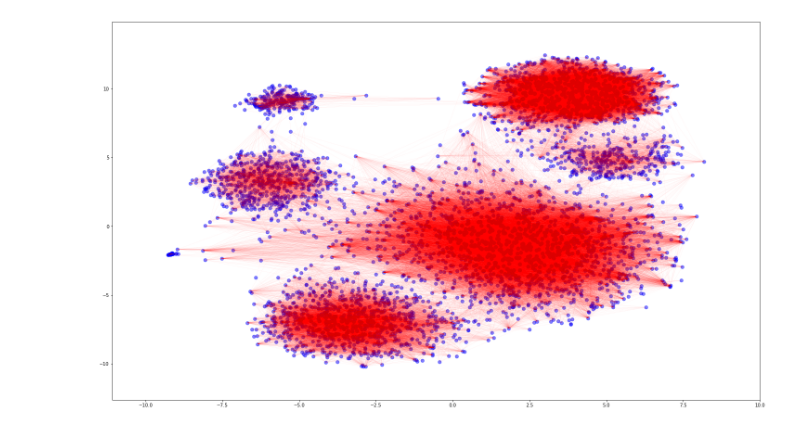
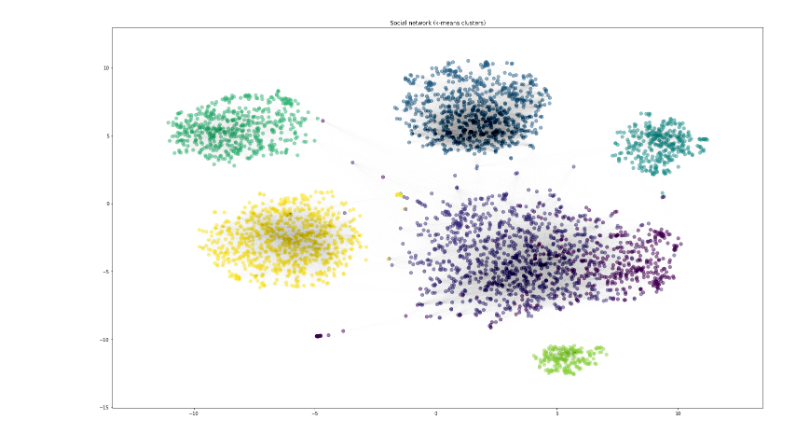
Before and after one commit to recursive-automata/word2vec_and_friends, a Jupyter notebook: code/facebook_word2vec_tsne.ipynb, the cells around one changed output. Saved outputs shown, nothing was run; the diff lists cells and outputs as text; code cells hidden in the pictures.

Commit message:
better clustering

```diff
--- a/code/facebook_word2vec_tsne.ipynb
+++ b/code/facebook_word2vec_tsne.ipynb
@@ -102,17 +92,17 @@ model_near = train_model(80, 1)
 # %%
-prefix = 'HEAD'
+# PCA, t-SNE
 
-keys = model_far.docvecs.doctags.keys()
-keys = [k for k in keys if k[0:len(prefix)] == prefix]
+keys = list(model_far.wv.vocab.keys())
+X = np.hstack([model_far.docvecs[keys],
+               model_near.docvecs[keys],
+               0.33 * model_near[keys]])
 
 pca = PCA(50)
-tsne = TSNE(verbose=2)
+tsne = TSNE(2, metric='cosine', verbose=0)
 
-X = np.hstack([model_far.docvecs[keys],
-               model_mid.docvecs[keys],
-               model_near.docvecs[keys]])
 Y = pca.fit_transform(X)
 Z = tsne.fit_transform(Y)
 
-print(np.sum(pca.explained_variance_ratio_))
+print('sum(pca.explained_variance_ratio_) == ', np.sum(pca.explained_variance_ratio_))
+print('tsne.kl_divergence_ == ', tsne.kl_divergence_)
 # %% [output]
@@ -136,18 +111,30 @@ print(np.sum(pca.explained_variance_ratio_))
 # %%
+"""plot users and friendships in t-SNE space"""
+
+# map from key to coordinate
 df_key_x_y = (DataFrame({'key': keys,
                          'x': [Z[:, 0][keys.index(k)] for k in keys],
                          'y': [Z[:, 1][keys.index(k)] for k in keys]})
               .set_index('key'))
 
 
-df_pairs = (DataFrame({'key_1': ['HEAD_' + x for x,_ in pairs],
-                       'key_2': ['HEAD_' + y for _,y in pairs]})
+# pairs (edges/friendships) and their coordinates
+df_pairs = (DataFrame({'key_1': [x for x,_ in pairs],
+                       'key_2': [y for _,y in pairs]})
             .join(df_key_x_y, on='key_1')
             .join(df_key_x_y, on='key_2', rsuffix='2'))
-
 
 def make_line(row):
     return [(row.x, row.y), (row.x2, row.y2)]
 
+lines = list(df_pairs.apply(make_line, 1))
 
-lines = list(df_pairs.apply(make_line, 1))
+lc = mc.LineCollection(lines, linewidths=0.05, color = np.array([0, 0, 0, 0.4]))
+fig, ax = subplots()
+ax.add_collection(lc)
+ax.autoscale()
+ax.margins(0.1)
+
+plt.scatter(Z[:, 0], Z[:, 1], s = 50, c = np.array([0.75, 0.75, 0.75, 0.4]))
+plt.title('Social network graph')
+plt.show()
@@ -154,12 +164,16 @@ lines = list(df_pairs.apply(make_line, 1))
 # %%
-lc = mc.LineCollection(lines, linewidths=0.05, color = np.array([1, 0, 0, 0.5]))
+"""k-means clustering"""
 
+C_kmeans = KMeans(7).fit_predict(X)
+
+lc = mc.LineCollection(lines, linewidths=0.01, color = np.array([0, 0, 0, 0.2]))
 fig, ax = subplots()
 ax.add_collection(lc)
 ax.autoscale()
 ax.margins(0.1)
 
-plt.scatter(Z[:, 0], Z[:, 1], s = 50, c = np.array([0, 0, 1, 0.5]))
+plt.scatter(Z[:, 0], Z[:, 1], s=50, c=C_kmeans, alpha=0.5)
+plt.title('Social network (k-means clusters)')
 plt.show()
 # %% [output]
-[figure, old version]
+[figure, new version]
```
Also changed, not shown: parts of 8 cells of this notebook.
